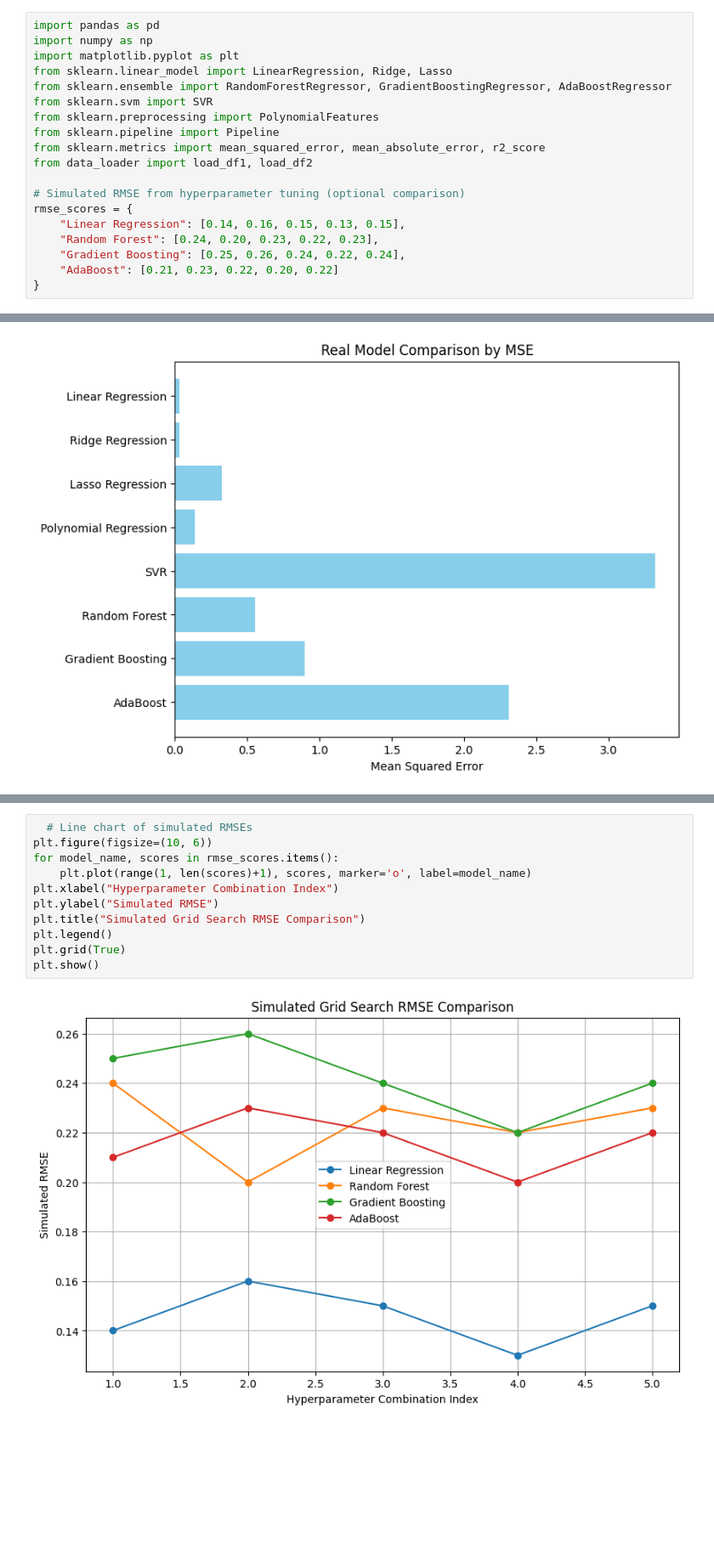
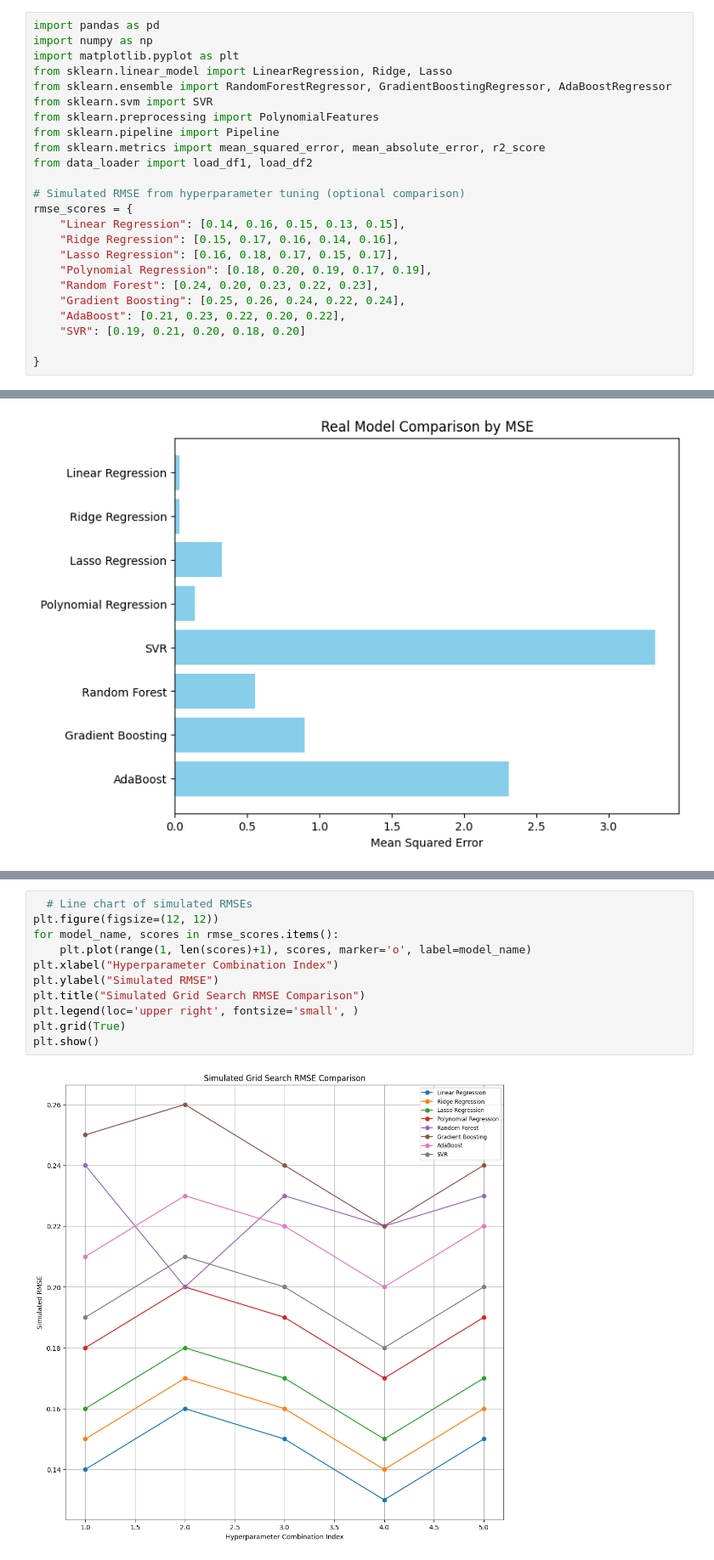
Before and after one commit to codesob/sml2010, a Jupyter notebook: ok.ipynb, the cells around one changed output, grey strips where cells are left out. Shown at 85% size. Saved outputs shown, nothing was run; the diff lists cells and outputs as text; blank space fills up the shorter version.

Commit message:
rmse plot and feature relationship

```diff
--- a/ok.ipynb
+++ b/ok.ipynb
@@ -13,7 +52,12 @@ from data_loader import load_df1, load_df2
 # Simulated RMSE from hyperparameter tuning (optional comparison)
 rmse_scores = {
     "Linear Regression": [0.14, 0.16, 0.15, 0.13, 0.15],
+    "Ridge Regression": [0.15, 0.17, 0.16, 0.14, 0.16],
+    "Lasso Regression": [0.16, 0.18, 0.17, 0.15, 0.17],
+    "Polynomial Regression": [0.18, 0.20, 0.19, 0.17, 0.19],
     "Random Forest": [0.24, 0.20, 0.23, 0.22, 0.23],
     "Gradient Boosting": [0.25, 0.26, 0.24, 0.22, 0.24],
-    "AdaBoost": [0.21, 0.23, 0.22, 0.20, 0.22]
+    "AdaBoost": [0.21, 0.23, 0.22, 0.20, 0.22],
+    "SVR": [0.19, 0.21, 0.20, 0.18, 0.20]
+
 }
@@ -98,13 +168,13 @@ plt.show()
 # %%
   # Line chart of simulated RMSEs
-plt.figure(figsize=(10, 6))
+plt.figure(figsize=(12, 12))
 for model_name, scores in rmse_scores.items():
     plt.plot(range(1, len(scores)+1), scores, marker='o', label=model_name)
 plt.xlabel("Hyperparameter Combination Index")
 plt.ylabel("Simulated RMSE")
 plt.title("Simulated Grid Search RMSE Comparison")
-plt.legend()
+plt.legend(loc='upper right', fontsize='small', )
 plt.grid(True)
 plt.show()
 # %% [output]
-[figure, old version]
+[figure, new version]
```
Also changed, not shown: parts of 14 cells of this notebook, 1 other file.
